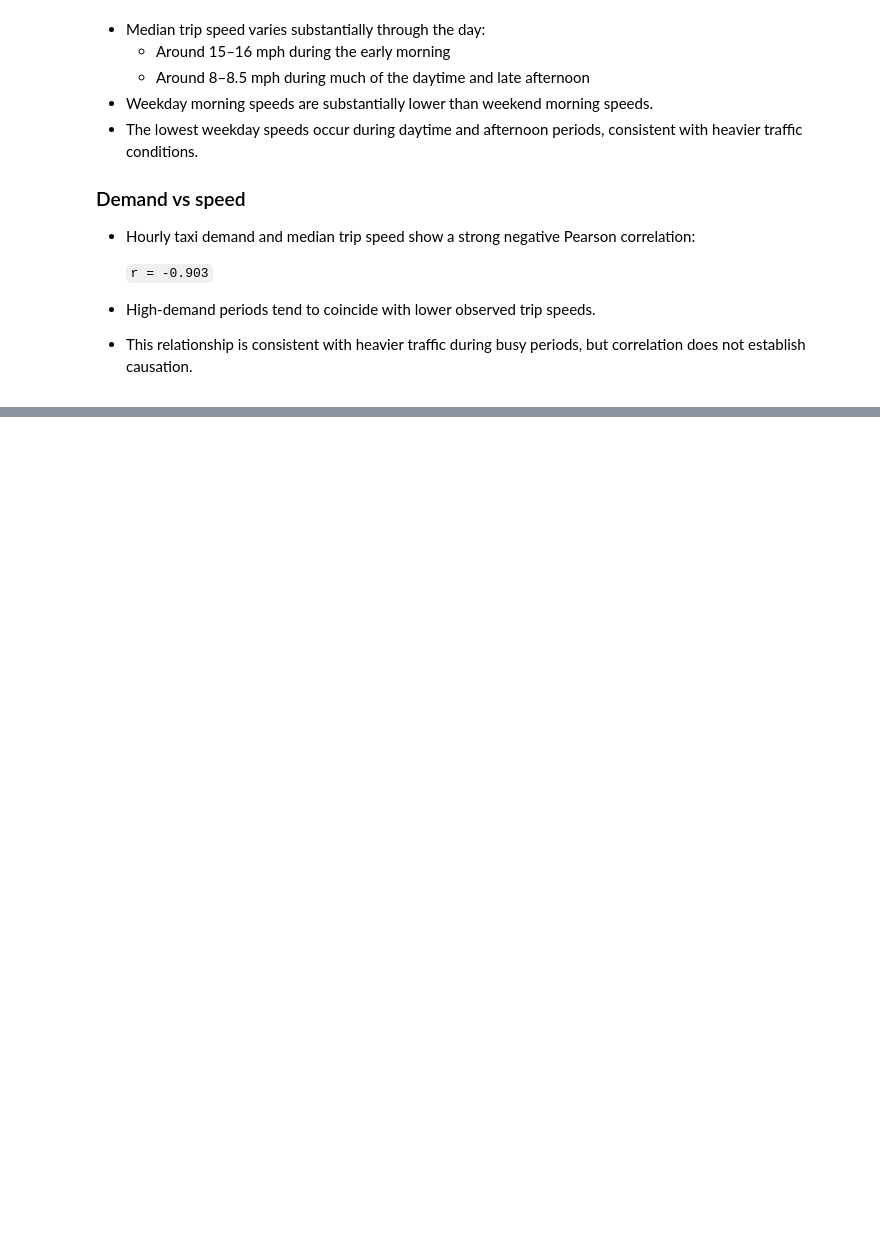
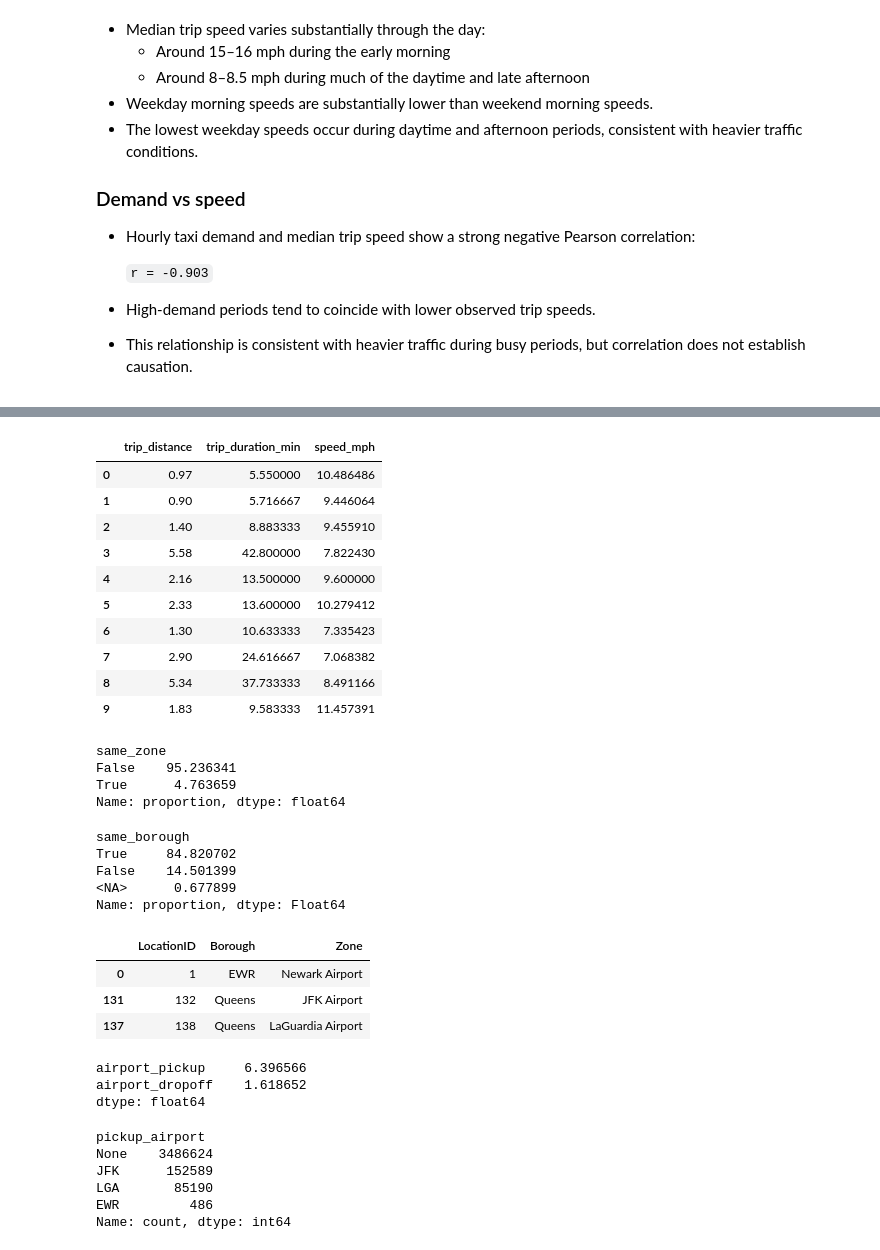
Before and after one commit to sazinovic/nyc-taxi-analysis, a Jupyter notebook: notebooks/01-exploration.ipynb, the cells around one changed output, grey strips where cells are left out. Saved outputs shown, nothing was run; the diff lists cells and outputs as text; code cells hidden in the pictures; blank space fills up the shorter version.

```diff
--- a/notebooks/01-exploration.ipynb
+++ b/notebooks/01-exploration.ipynb
@@ -2845,0 +2895,26 @@ plt.show()
+# %%
+valid_speed = (
+    (df_features["trip_duration_min"] > 0) &
+    (df_features["trip_distance"] > 0)
+)
+
+df_features["speed_mph"] = (
+    df_features["trip_distance"] /
+    (df_features["trip_duration_min"] / 60)
+).where(valid_speed)
+# %%
+df_features[
+    ["trip_distance", "trip_duration_min", "speed_mph"]
+].head(10)
+# %% [output]
+|  | trip_distance | trip_duration_min | speed_mph |
+| 0 | 0.97 | 5.550000 | 10.486486 |
+| 1 | 0.90 | 5.716667 | 9.446064 |
+| 2 | 1.40 | 8.883333 | 9.455910 |
+| 3 | 5.58 | 42.800000 | 7.822430 |
+| 4 | 2.16 | 13.500000 | 9.600000 |
+| 5 | 2.33 | 13.600000 | 10.279412 |
+| 6 | 1.30 | 10.633333 | 7.335423 |
+| 7 | 2.90 | 24.616667 | 7.068382 |
+| 8 | 5.34 | 37.733333 | 8.491166 |
+| 9 | 1.83 | 9.583333 | 11.457391 |
@@ -2845,0 +2925,7 @@ plt.show()
+# %%
+df_features["same_zone"].value_counts(normalize=True) * 100
+# %% [output]
+same_zone
+False    95.236341
+True      4.763659
+Name: proportion, dtype: float64
@@ -2845,0 +2945,21 @@ plt.show()
+# %%
+df_features["same_borough"].value_counts(
+    normalize=True,
+    dropna=False
+) * 100
+# %% [output]
+same_borough
+True     84.820702
+False    14.501399
+<NA>      0.677899
+Name: proportion, dtype: Float64
+# %%
+zones.loc[
+    zones["Zone"].str.contains("Airport", case=False, na=False),
+    ["LocationID", "Borough", "Zone"]
+]
+# %% [output]
+|  | LocationID | Borough | Zone |
+| 0 | 1 | EWR | Newark Airport |
+| 131 | 132 | Queens | JFK Airport |
+| 137 | 138 | Queens | LaGuardia Airport |
@@ -2845,0 +2976,8 @@ plt.show()
+# %%
+df_features[
+    ["airport_pickup", "airport_dropoff"]
+].mean() * 100
+# %% [output]
+airport_pickup     6.396566
+airport_dropoff    1.618652
+dtype: float64
@@ -2845,0 +3002,9 @@ plt.show()
+# %%
+df_features["pickup_airport"].value_counts()
+# %% [output]
+pickup_airport
+None    3486624
+JFK      152589
+LGA       85190
+EWR         486
+Name: count, dtype: int64
```
Also changed, not shown: parts of 15 cells of this notebook.
